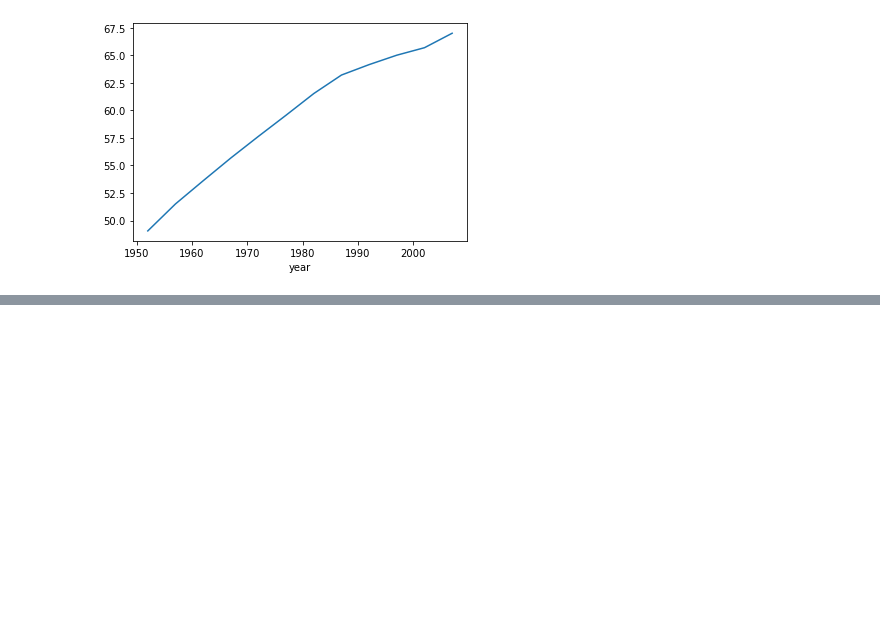
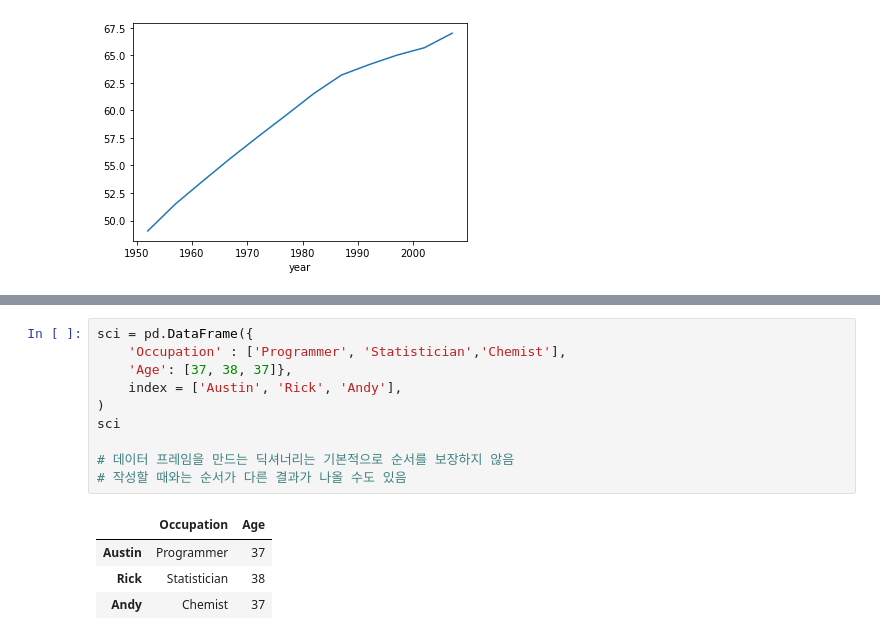
Before and after one commit to Jiyeon1104/STUDY_Python-ADVANCED, a Jupyter notebook: day05/pandas.ipynb, the cells around one changed output, grey strips where cells are left out. Drawn from its saved outputs; the diff is of its cells as text; blank space fills up the shorter version.

```diff
--- a/day05/pandas.ipynb
+++ b/day05/pandas.ipynb
@@ -319,0 +354,15 @@ group_year_lifeExp.mean().plot()
+# %%
+sci = pd.DataFrame({
+    'Occupation' : ['Programmer', 'Statistician','Chemist'],
+    'Age': [37, 38, 37]},
+    index = ['Austin', 'Rick', 'Andy'],
+)
+sci
+
+# 데이터 프레임을 만드는 딕셔너리는 기본적으로 순서를 보장하지 않음
+# 작성할 때와는 순서가 다른 결과가 나올 수도 있음
+# %% [output]
+|  | Occupation | Age |
+| Austin | Programmer | 37 |
+| Rick | Statistician | 38 |
+| Andy | Chemist | 37 |
```
Also changed, not shown: parts of 16 cells of this notebook.
